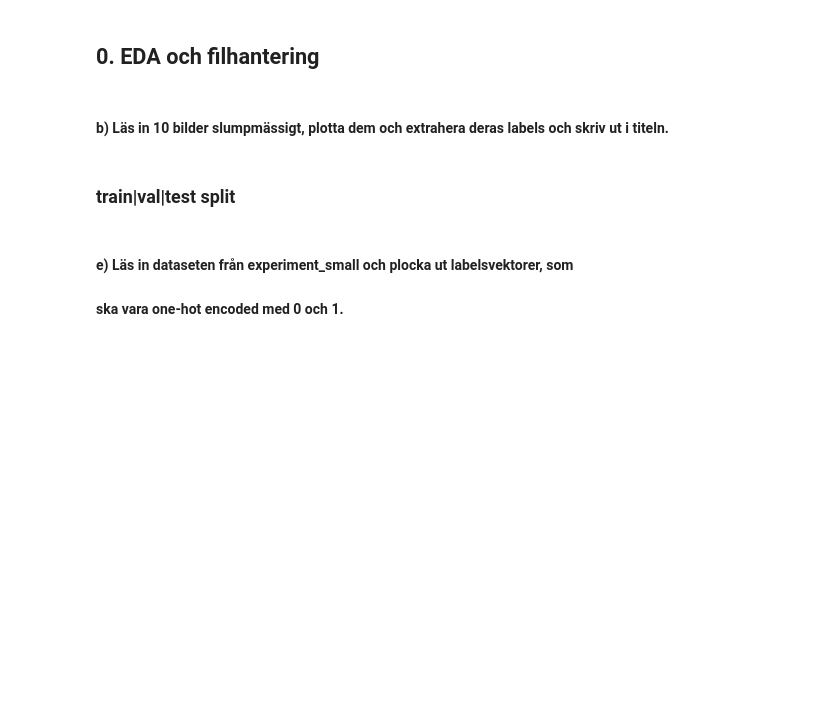
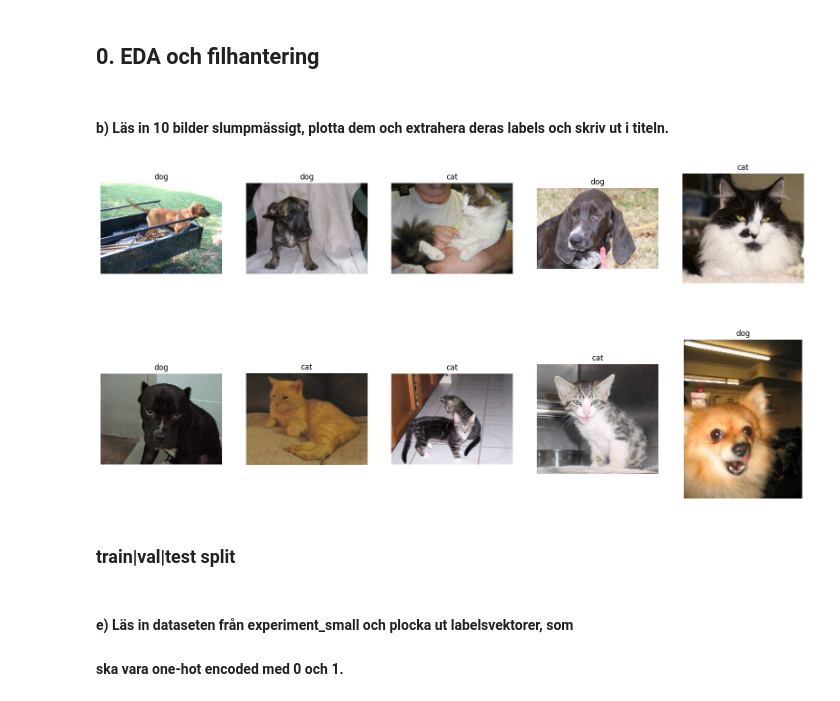
Before and after one commit to Joelholmb/AI-Joel-Holmberg-OPA23, a Jupyter notebook: labs/Labb2_DL.ipynb, the cells around one changed output. Saved outputs shown, nothing was run; the diff lists cells and outputs as text; code cells hidden in the pictures; blank space fills up the shorter version.

```diff
--- a/labs/Labb2_DL.ipynb
+++ b/labs/Labb2_DL.ipynb
@@ -5,27 +5,38 @@
 # %%
 import numpy as np
 import matplotlib.pyplot as plt
 import cv2
 import seaborn as sns
 from pathlib import Path
+import os
 
-# Ange sökväg till din data
-data_path = Path("/kaggle/input/cats-and-dogs/experiment_small_data/original_data/train/train")
+
+# din lokala miljö
+local_path = Path("experiment_small_data/original_data/train/train")
+
+# Kontrollera om koden körs på Kaggle
+if "KAGGLE_KERNEL_RUN_TYPE" in os.environ:
+    data_path = Path("/kaggle/input/cats-and-dogs/experiment_small_data/original_data/train/train")
+else:
+    data_path = local_path
+
 # Hämta alla bildsökvägar
 all_images = list(data_path.glob("*.jpg"))
 
 # Välj 10 slumpmässiga bilder
 selected_images = np.random.choice(all_images, 10, replace=False)
 
 # Plotta bilder och deras labels
 plt.figure(figsize=(20, 10))
 for i, image_path in enumerate(selected_images):
     img = cv2.imread(str(image_path))
     img = cv2.cvtColor(img, cv2.COLOR_BGR2RGB)
     label = "dog" if "dog" in image_path.stem else "cat"
     plt.subplot(2, 5, i + 1)
     plt.imshow(img)
     plt.title(label)
     plt.axis("off")
 plt.show()
+# %% [output]
+[figure, added]
 # %%
```
Also changed, not shown: parts of 13 cells of this notebook.
